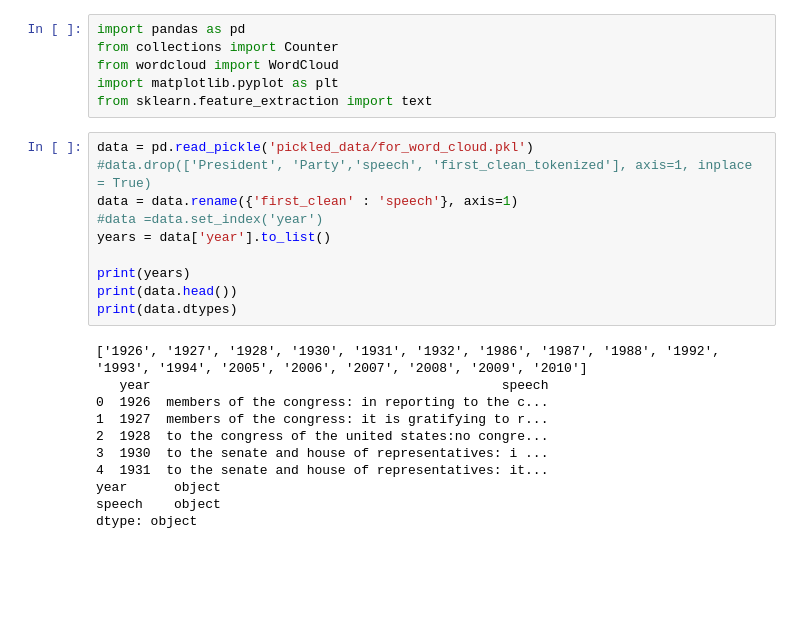
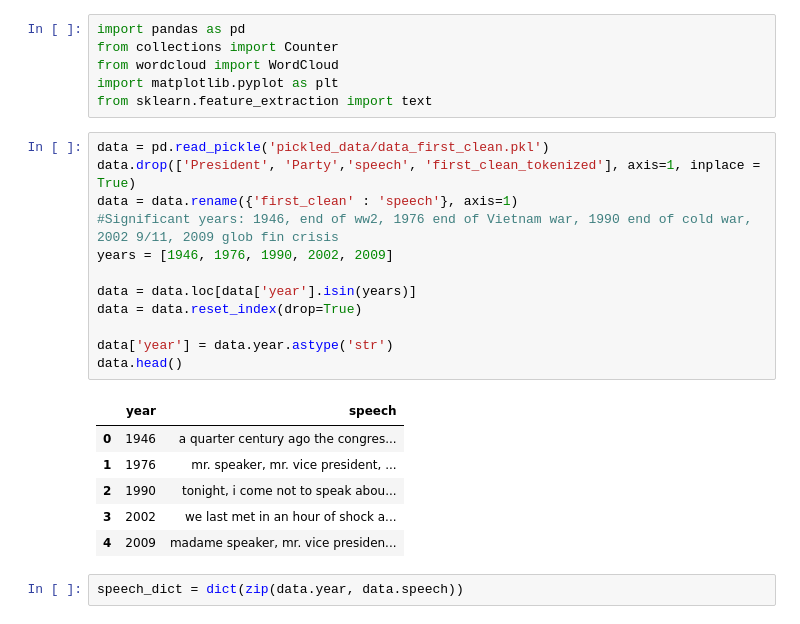
Before and after one commit to razz7/Python_exam, a Jupyter notebook: notebooks/Word clouds for selected years.ipynb, the cells around one changed output. Saved outputs shown, nothing was run; the diff lists cells and outputs as text; blank space fills up the shorter version.

```diff
--- a/notebooks/Word clouds for selected years.ipynb
+++ b/notebooks/Word clouds for selected years.ipynb
@@ -5,26 +5,26 @@ from wordcloud import WordCloud
 import matplotlib.pyplot as plt
 from sklearn.feature_extraction import text
 # %%
-data = pd.read_pickle('pickled_data/for_word_cloud.pkl')
-#data.drop(['President', 'Party','speech', 'first_clean_tokenized'], axis=1, inplace = True)
+data = pd.read_pickle('pickled_data/data_first_clean.pkl')
+data.drop(['President', 'Party','speech', 'first_clean_tokenized'], axis=1, inplace = True)
 data = data.rename({'first_clean' : 'speech'}, axis=1)
-#data =data.set_index('year')
-years = data['year'].to_list()
+#Significant years: 1946, end of ww2, 1976 end of Vietnam war, 1990 end of cold war, 2002 9/11, 2009 glob fin crisis
+years = [1946, 1976, 1990, 2002, 2009]
 
-print(years)
-print(data.head())
-print(data.dtypes)
+data = data.loc[data['year'].isin(years)]
+data = data.reset_index(drop=True)
+
+data['year'] = data.year.astype('str')
+data.head()
 # %% [output]
-['1926', '1927', '1928', '1930', '1931', '1932', '1986', '1987', '1988', '1992', '1993', '1994', '2005', '2006', '2007', '2008', '2009', '2010']
-   year                                             speech
-0  1926  members of the congress: in reporting to the c...
-1  1927  members of the congress: it is gratifying to r...
-2  1928  to the congress of the united states:no congre...
-3  1930  to the senate and house of representatives: i ...
-4  1931  to the senate and house of representatives: it...
-year      object
-speech    object
-dtype: object
+|  | year | speech |
+| 0 | 1946 | a quarter century ago the congres... |
+| 1 | 1976 | mr. speaker, mr. vice president, ... |
+| 2 | 1990 | tonight, i come not to speak abou... |
+| 3 | 2002 | we last met in an hour of shock a... |
+| 4 | 2009 | madame speaker, mr. vice presiden... |
+# %%
+speech_dict = dict(zip(data.year, data.speech))
 # %%
 stop_words = text.ENGLISH_STOP_WORDS
 
```
Also changed, not shown: parts of 4 cells of this notebook.
